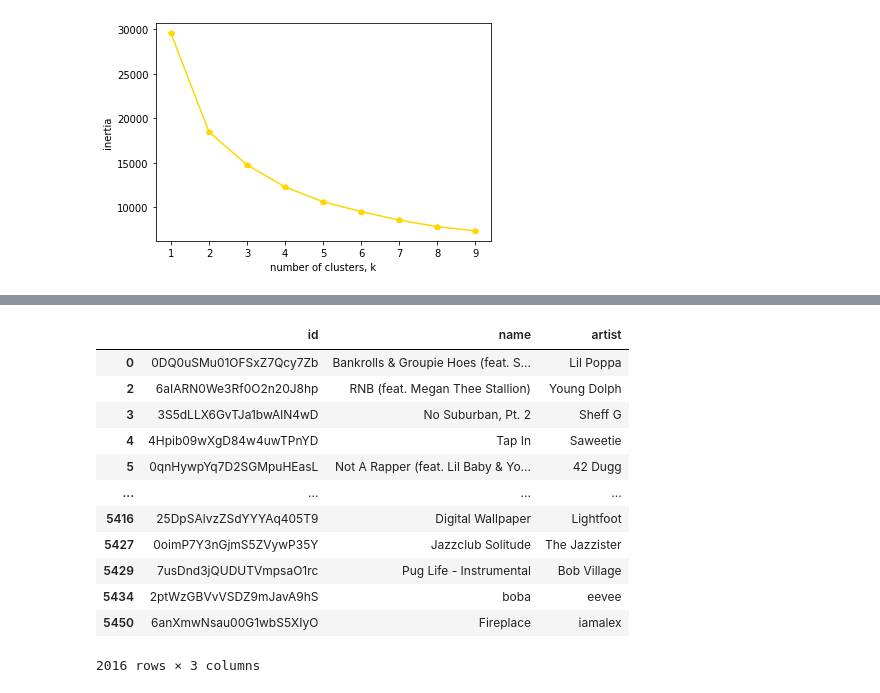
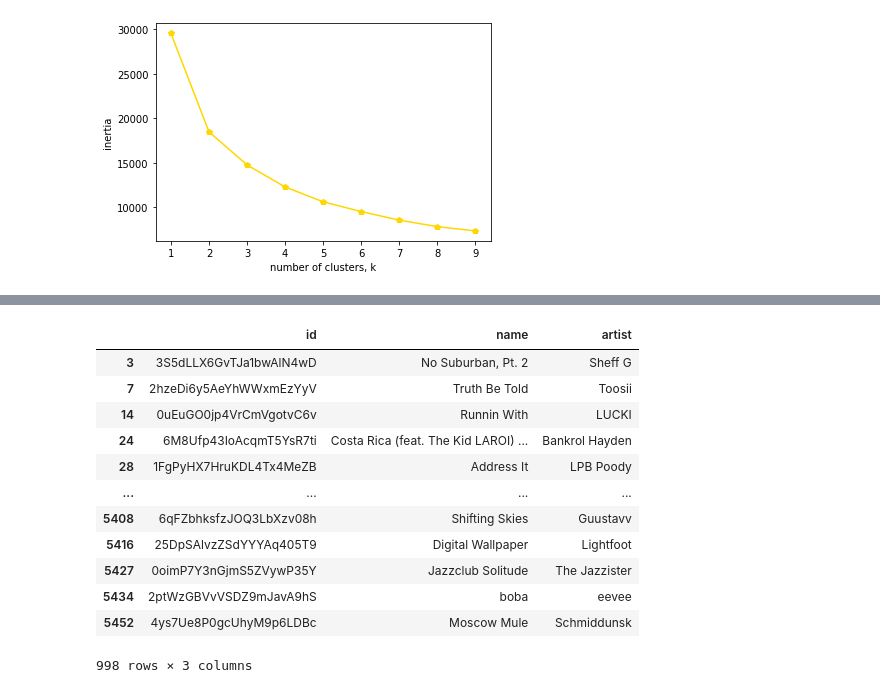
Before and after one commit to gonemad97/Spotify-Song-Recommender, a Jupyter notebook: CS6220 Spotify Project.ipynb, the cells around one changed output, grey strips where cells are left out. Cells and saved outputs as stored; diff of their text form; code cells hidden in the pictures.

```diff
--- a/CS6220 Spotify Project.ipynb
+++ b/CS6220 Spotify Project.ipynb
@@ -410,7 +409,7 @@ plt.show()
 # %% [output]
 [figure]
 # %%
-model = KMeans(n_clusters=3)
+model = KMeans(n_clusters=5)
 model.fit(PCA_components.iloc[:,:2])
 
 labels = model.predict(PCA_components.iloc[:,:2])
@@ -423,7 +422,7 @@ plt.show()
 segm_kmeans = pd.concat([data_reordered.reset_index(drop=True)],axis=1)
 #segm_kmeans.columns.values[-11:] = ["Component 1","Component 2","Component 3","Component 4","Component 5","Component 6","Component 7","Component 8","Component 9","Component 10","Component 11"]
 segm_kmeans["Segment KMeans PCA"] = model.labels_
-segm_kmeans["Segment"] = segm_kmeans["Segment KMeans PCA"].map({0:"Cluster 1",1:"Cluster 2",2:"Cluster 3"})
+segm_kmeans["Segment"] = segm_kmeans["Segment KMeans PCA"].map({0:"Cluster 1",1:"Cluster 2",2:"Cluster 3",3:"Cluster 4",4:"Cluster 5"})
 segm_kmeans.head()
 # %% [output]
 |  | id | name | artist | energy | danceability | acousticness | instrumentalness | mode | liveness | ... |
@@ -457,17 +458,17 @@ print(model.predict(PCA_components.iloc[:,:2]))
 # %%
-x = segm_kmeans[segm_kmeans["Segment KMeans PCA"] == 1]
+x = segm_kmeans[segm_kmeans["Segment KMeans PCA"] == 4]
 x.iloc[:, : 3]
 # %% [output]
 |  | id | name | artist |
-| 0 | 0DQ0uSMu01OFSxZ7Qcy7Zb | Bankrolls & Groupie Hoes (feat. S... | Lil Poppa |
-| 2 | 6aIARN0We3Rf0O2n20J8hp | RNB (feat. Megan Thee Stallion) | Young Dolph |
 | 3 | 3S5dLLX6GvTJa1bwAlN4wD | No Suburban, Pt. 2 | Sheff G |
-| 4 | 4Hpib09wXgD84w4uwTPnYD | Tap In | Saweetie |
-| 5 | 0qnHywpYq7D2SGMpuHEasL | Not A Rapper (feat. Lil Baby & Yo... | 42 Dugg |
+| 7 | 2hzeDi6y5AeYhWWxmEzYyV | Truth Be Told | Toosii |
+| 14 | 0uEuGO0jp4VrCmVgotvC6v | Runnin With | LUCKI |
+| 24 | 6M8Ufp43IoAcqmT5YsR7ti | Costa Rica (feat. The Kid LAROI) ... | Bankrol Hayden |
+| 28 | 1FgPyHX7HruKDL4Tx4MeZB | Address It | LPB Poody |
 | ... | ... | ... | ... |
+| 5408 | 6qFZbhksfzJOQ3LbXzv08h | Shifting Skies | Guustavv |
 | 5416 | 25DpSAlvzZSdYYYAq405T9 | Digital Wallpaper | Lightfoot |
 | 5427 | 0oimP7Y3nGjmS5ZVywP35Y | Jazzclub Solitude | The Jazzister |
-| 5429 | 7usDnd3jQUDUTVmpsaO1rc | Pug Life - Instrumental | Bob Village |
 | 5434 | 2ptWzGBVvVSDZ9mJavA9hS | boba | eevee |
-| 5450 | 6anXmwNsau00G1wbS5XIyO | Fireplace | iamalex |
+| 5452 | 4ys7Ue8P0gcUhyM9p6LDBc | Moscow Mule | Schmiddunsk |
-2016 rows × 3 columns
+998 rows × 3 columns
```
Also changed, not shown: parts of 11 cells of this notebook, 11 other files.
